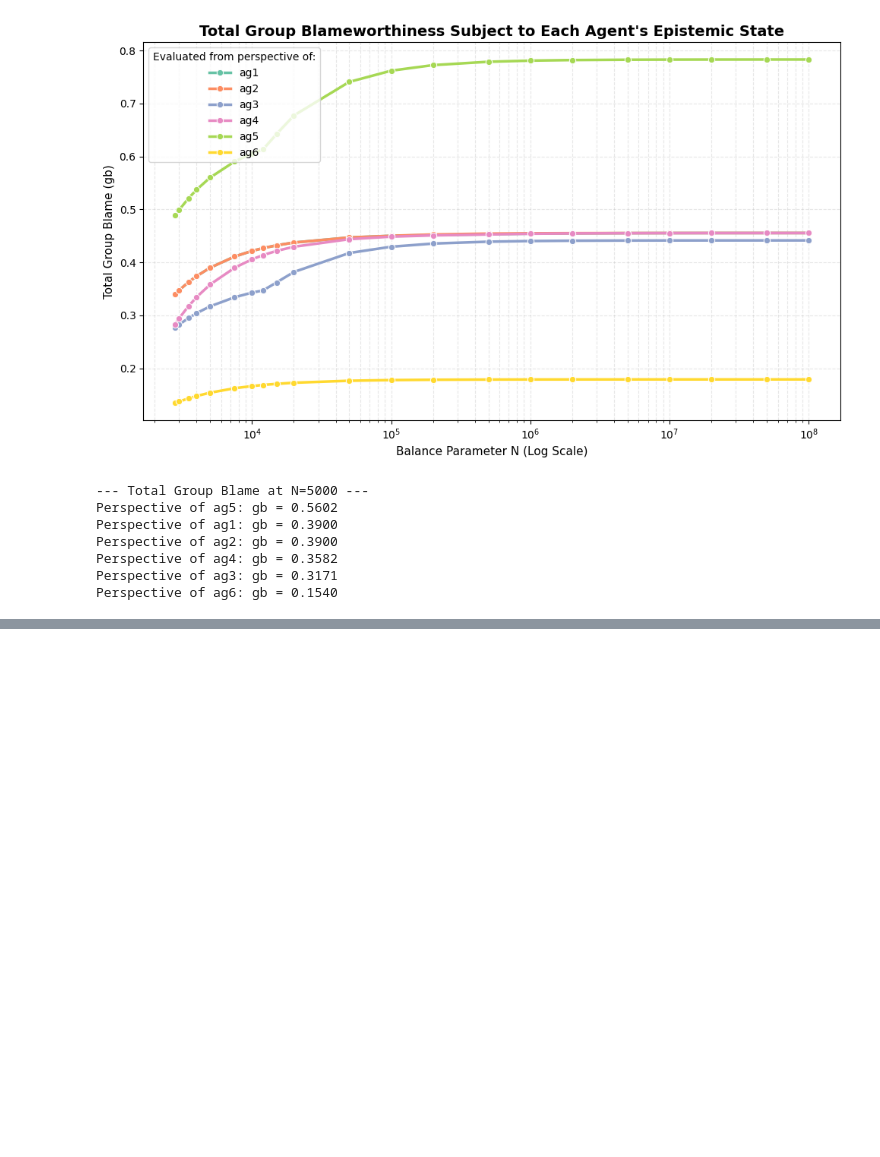
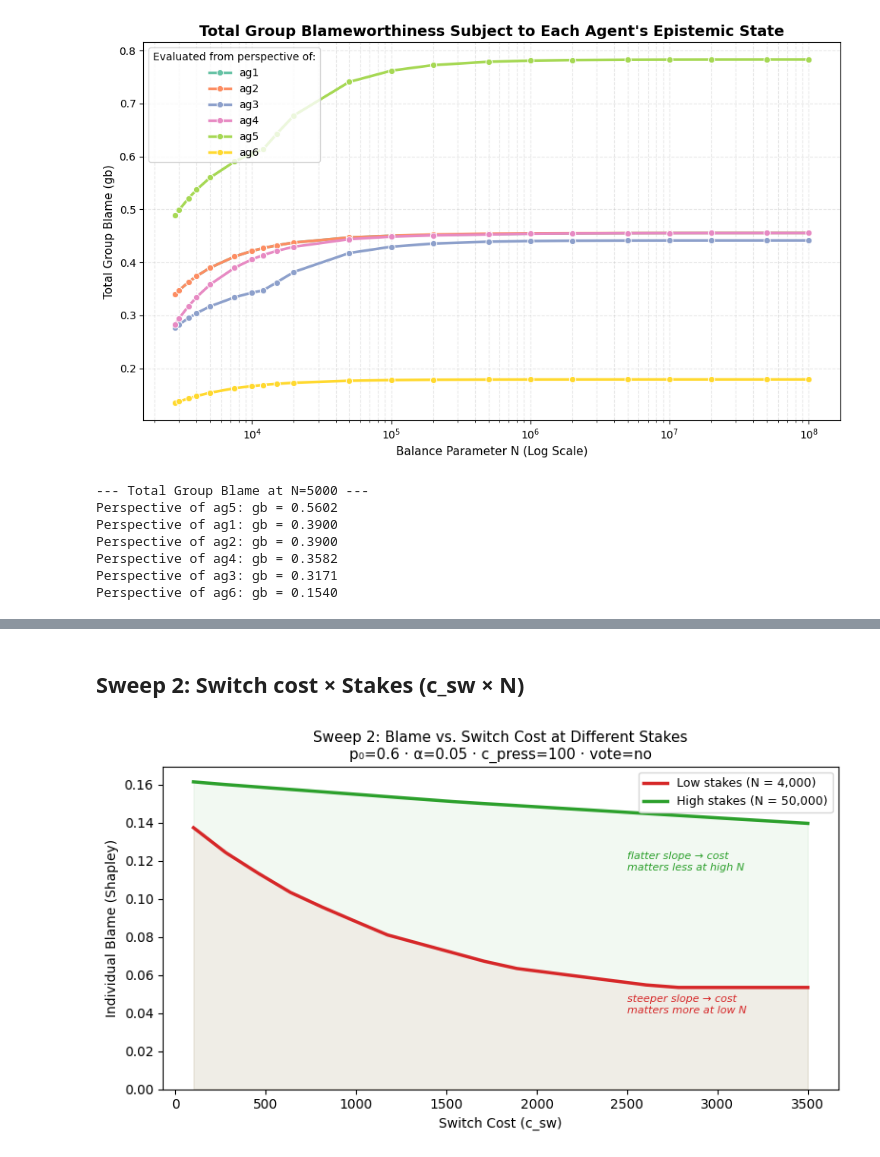
Before and after one commit to rcrtss/miis2025-atiis, a Jupyter notebook: framework/analysis.ipynb, the cells around one changed output, grey strips where cells are left out. Saved outputs shown, nothing was run; the diff lists cells and outputs as text; code cells hidden in the pictures; blank space fills up the shorter version.

```diff
--- a/framework/analysis.ipynb
+++ b/framework/analysis.ipynb
@@ -545,0 +616,50 @@ Perspective of ag6: gb = 0.1540
+# %% [markdown]
+## Sweep 2: Switch cost × Stakes (c_sw × N)
+# %%
+# ── SWEEP 2 BASELINE: Blame vs. Switch Cost at Different Stakes (N) ──────────
+# Diagnostic question: does blame decrease with cost, and flatten at high stakes?
+
+import numpy as np
+import pandas as pd
+import matplotlib.pyplot as plt
+from committee import BlameCalculator, EpistemicState
+
+AGENTS  = ['ag1','ag2','ag3','ag4','ag5','ag6','ag7']
+TARGET  = 'ag1'
+BASE    = 0.6
+C_PRESS = 100
+ALPHA   = 0.05
+
+csw_values = np.linspace(100, 3500, 20)
+stakes     = {'Low stakes (N = 4,000)': 4000, 'High stakes (N = 50,000)': 50000}
+colors     = {'Low stakes (N = 4,000)': '#d62728', 'High stakes (N = 50,000)': '#2ca02c'}
+records    = []
+
+for label, n_val in stakes.items():
+    for csw in csw_values:
+        calc  = BlameCalculator(AGENTS, n_val, pressure_effect=ALPHA, pressure_cost=C_PRESS, switch_cost=csw)
+        probs = {ag: BASE for ag in AGENTS}
+        probs[TARGET] = 0.0
+        e1    = EpistemicState(probs)
+        blame = calc.apportion_blame_shapley(TARGET, e1)
+        records.append({'c_sw': csw, 'Stakes': label, 'blame': blame})
+
+df = pd.DataFrame(records)
+
+fig, ax = plt.subplots(figsize=(8, 4.5))
+for label in stakes:
+    sub = df[df['Stakes'] == label]
+    ax.plot(sub['c_sw'], sub['blame'], color=colors[label], linewidth=2.5, label=label)
+    ax.fill_between(sub['c_sw'], sub['blame'], alpha=0.06, color=colors[label])
+
+ax.annotate('steeper slope → cost\nmatters more at low N', xy=(2500, 0.04), fontsize=8,
+            color='#d62728', fontstyle='italic')
+ax.annotate('flatter slope → cost\nmatters less at high N', xy=(2500, 0.115), fontsize=8,
+            color='#2ca02c', fontstyle='italic')
+ax.set_xlabel('Switch Cost (c_sw)', fontsize=10)
+ax.set_ylabel('Individual Blame (Shapley)', fontsize=10)
+ax.set_title(f'Sweep 2: Blame vs. Switch Cost at Different Stakes\np₀={BASE} · α={ALPHA} · c_press={C_PRESS} · vote=no', fontsize=11)
+ax.legend(fontsize=9); ax.set_ylim(bottom=0)
+plt.tight_layout(); plt.show()
+# %% [output]
+[figure, added]
```
Also changed, not shown: parts of 11 cells of this notebook, 25 other files.
